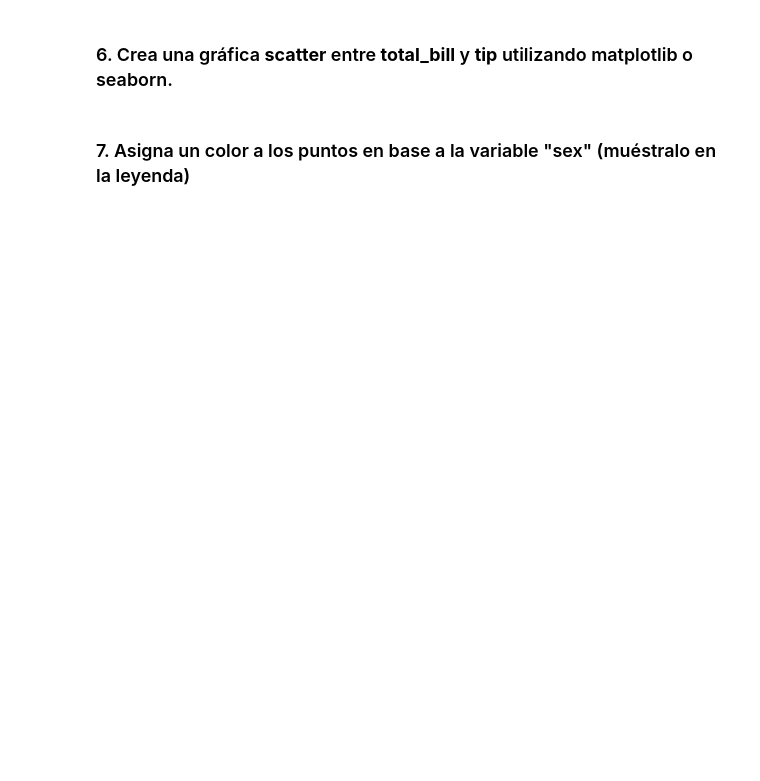
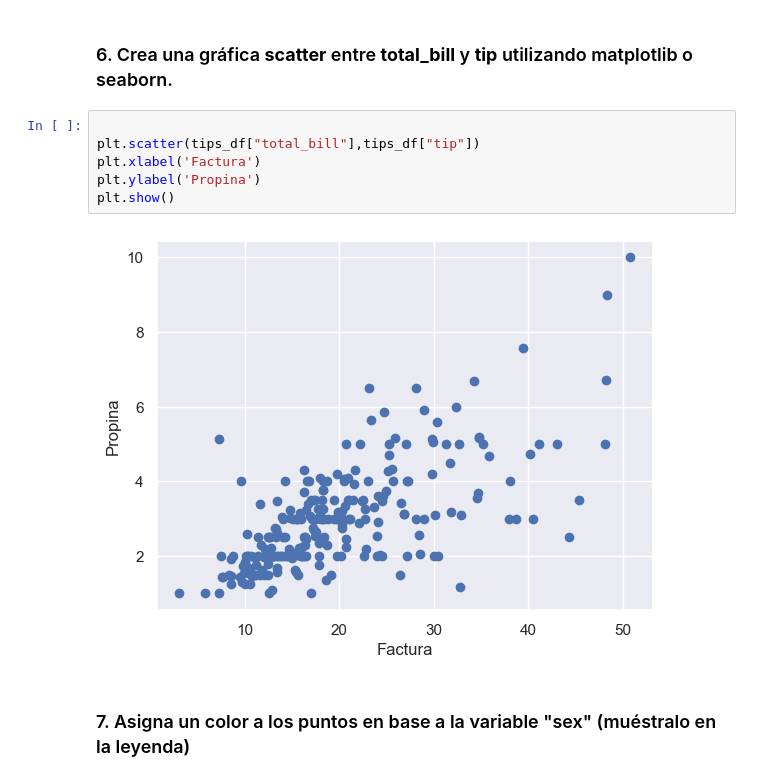
Before and after one commit to RalphNM1/InteligenciaArtificial, a Jupyter notebook: Ejercicios/Numpy/Numpy_pandas/Numpy_pandas.ipynb, the cells around one changed output. Saved outputs shown, nothing was run; the diff lists cells and outputs as text; blank space fills up the shorter version.

```diff
--- a/Ejercicios/Numpy/Numpy_pandas/Numpy_pandas.ipynb
+++ b/Ejercicios/Numpy/Numpy_pandas/Numpy_pandas.ipynb
@@ -54,4 +155,12 @@ El **dataset** que vamos a a utilizar para realizar los siguientes ejercicios se
 # %% [markdown]
 ### 6. Crea una gráfica **scatter** entre **total_bill** y **tip** utilizando matplotlib o seaborn.
+# %%
+
+plt.scatter(tips_df["total_bill"],tips_df["tip"])
+plt.xlabel('Factura')
+plt.ylabel('Propina')
+plt.show()
+# %% [output]
+[figure, added]
 # %% [markdown]
 ### 7. Asigna un color a los puntos en base a la variable "sex" (muéstralo en la leyenda)
```
Also changed, not shown: parts of 14 cells of this notebook, 21 other files.
